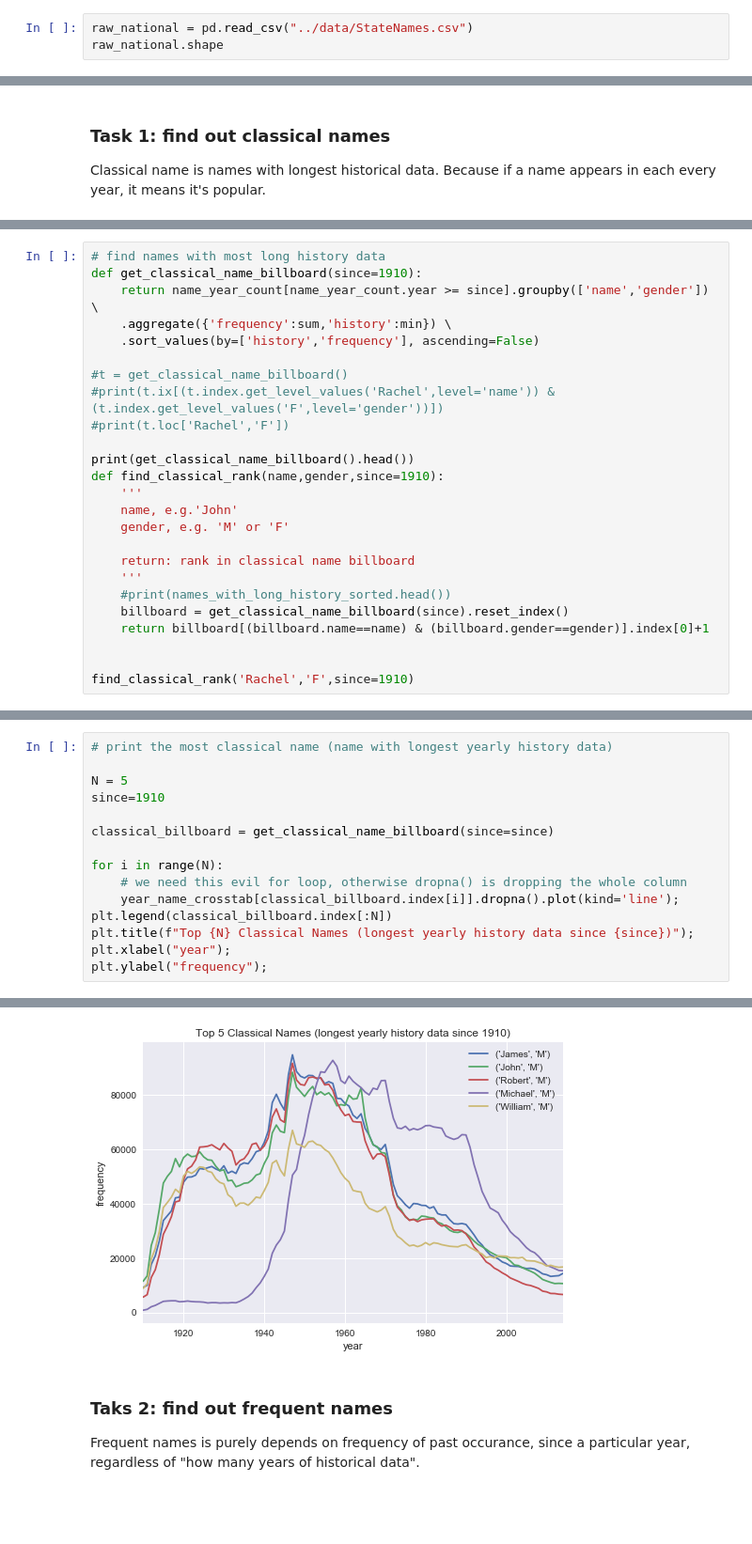
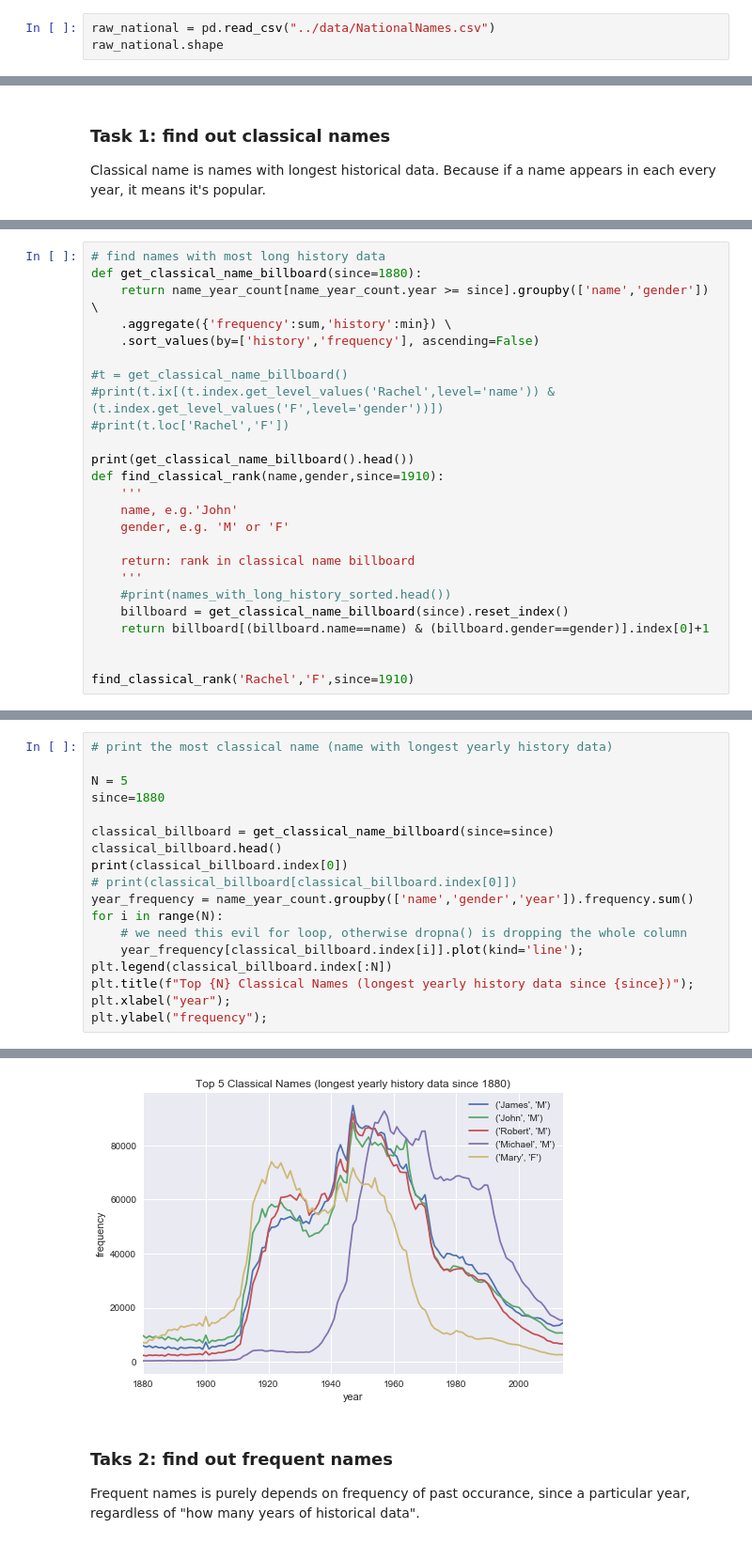
Before and after one commit to tianyu-tristan/babynames, a Jupyter notebook: src/EDA.ipynb, the cells around one changed output, grey strips where cells are left out. Shown: that part at 94% size. Saved outputs shown, nothing was run; the diff lists cells and outputs as text; blank space fills up the shorter version.

Commit message:
added name frequency power law, name length regression

```diff
--- a/src/EDA.ipynb
+++ b/src/EDA.ipynb
@@ -14,6 +17,6 @@ sns.set()
 # %% [markdown]
 ## Load Data
 # %%
-raw_national = pd.read_csv("../data/StateNames.csv")
+raw_national = pd.read_csv("../data/NationalNames.csv")
 raw_national.shape
 # %% [output]
@@ -90,6 +93,6 @@ name_year_count.head(10)
 # %%
 # find names with most long history data
-def get_classical_name_billboard(since=1910):
+def get_classical_name_billboard(since=1880):
     return name_year_count[name_year_count.year >= since].groupby(['name','gender']) \
     .aggregate({'frequency':sum,'history':min}) \
     .sort_values(by=['history','frequency'], ascending=False)
@@ -125,13 +128,16 @@ William M         3829026      105
 # print the most classical name (name with longest yearly history data)
 
 N = 5
-since=1910
+since=1880
 
 classical_billboard = get_classical_name_billboard(since=since)
-
+classical_billboard.head()
+print(classical_billboard.index[0])
+# print(classical_billboard[classical_billboard.index[0]])
+year_frequency = name_year_count.groupby(['name','gender','year']).frequency.sum()
 for i in range(N):
     # we need this evil for loop, otherwise dropna() is dropping the whole column
-    year_name_crosstab[classical_billboard.index[i]].dropna().plot(kind='line');
+    year_frequency[classical_billboard.index[i]].plot(kind='line');
 plt.legend(classical_billboard.index[:N])
 plt.title(f"Top {N} Classical Names (longest yearly history data since {since})");
 plt.xlabel("year");
@@ -140,4 +147,4 @@ plt.ylabel("frequency");
-[figure, old version]
+[figure, new version]
 # %% [markdown]
 ### Taks 2: find out frequent names
 
```
Also changed, not shown: parts of 60 cells of this notebook.
